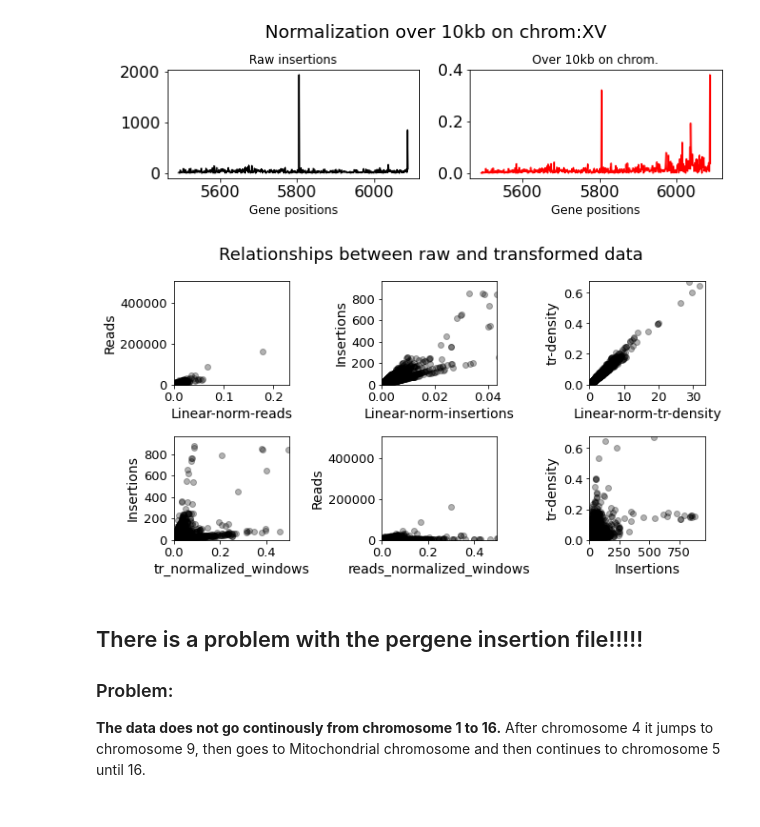
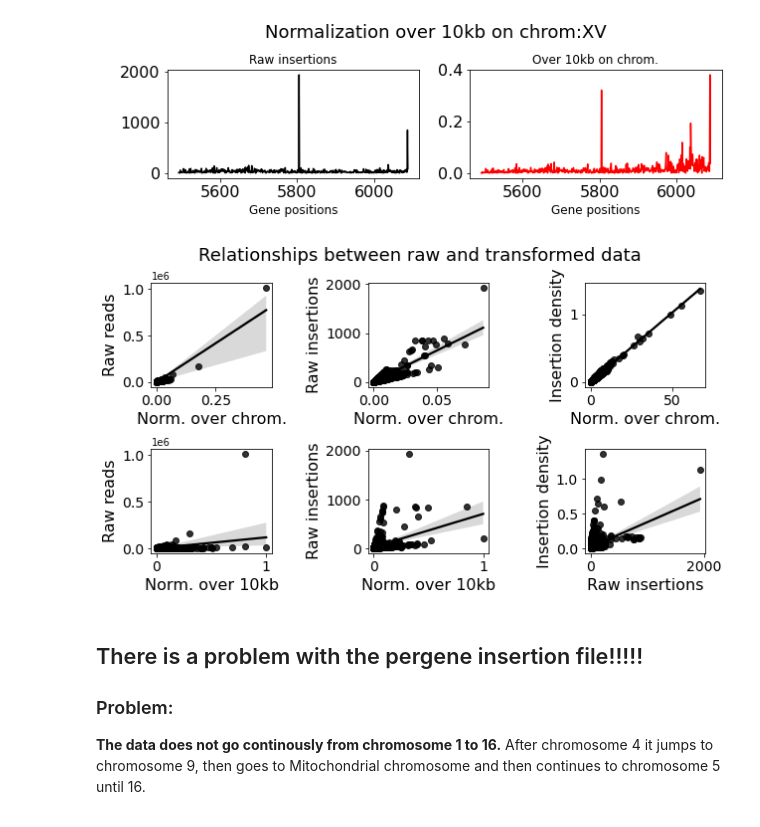
Before and after one commit to SATAY-LL/comparative-analysis-among-strains, a Jupyter notebook: src/normalization_procedures_satay_data.ipynb, the cells around one changed output. Cells and saved outputs as stored; diff of their text form; code cells hidden in the pictures.

Commit message:
correcting figures

```diff
--- a/src/normalization_procedures_satay_data.ipynb
+++ b/src/normalization_procedures_satay_data.ipynb
@@ -154,6 +154,8 @@ windows_size=10000):
 
         data_without_index.loc[index_gene,"tr_normalized_windows"]=data_without_index.loc[index_gene,"Insertions"]/total_insertions
         data_without_index.loc[index_gene,"reads_normalized_windows"]=data_without_index.loc[index_gene,"Reads"]/total_reads
+        data_without_index.loc[index_gene,"insertions_over_windows"]=total_insertions
+        data_without_index.loc[index_gene,"reads_over_windows"]=total_reads
 
     return data_without_index,reads_per_chrom,insertions_per_chrom
 # %%
@@ -555,40 +564,49 @@ linear_transformations_plots_per_chrom(data_norm_pd,"wt_merged","plot-genome-ins
 # %%
 fig, ax = plt.subplots(nrows=2, ncols=3, figsize=(10,5))
 
-plt.subplots_adjust(wspace=0.8)
-plt.subplots_adjust(hspace=0.5)
+plt.subplots_adjust(wspace=0.8,hspace=0.6)
+
 
 data=data_norm_pd.loc["wt_merged"]
 data=data[~data.isin([np.nan, np.inf, -np.inf]).any(1)]
 
 values=["Linear-norm-reads","Reads","Linear-norm-insertions","Insertions",
-"Linear-norm-tr-density","tr-density","tr_normalized_windows","Insertions",
-"reads_normalized_windows","Reads","Insertions","tr-density"]
+"Linear-norm-tr-density","tr-density","reads_normalized_windows","Reads",
+"tr_normalized_windows","Insertions","Insertions","tr-density"]
+
+labels=["Norm. over chrom.","Raw reads","Norm. over chrom.","Raw insertions",
+"Norm. over chrom.","Insertion density","Norm. over 10kb","Raw reads",
+"Norm. over 10kb","Raw insertions","Raw insertions","Insertion density"]
 
 fig.suptitle("Relationships between raw and transformed data",fontsize=18)
 
 j=0
 for i in np.arange(0,6):
-    plt.subplot(2,3,i+1)
+    #plt.subplot(2,3,i+1)
     x=data.loc[:,values[j]]
     y=data.loc[:,values[j+1]]
-    plt.scatter(x,y,color="black",alpha=0.3)
+    sns.regplot(x=x,y=y,ax=ax[i//3,i%3],color="black",seed=1,ci=95,order=1)
+    # plt.scatter(x,y,color="black",alpha=0.3)
 
-    plt.xlabel(values[j],fontsize=14)
-    plt.ylabel(values[j+1],fontsize=14)
-    #plt.xscale("log")
-    #plt.yscale("log")
-    plt.ylim(0,np.max(y)/2)
-    plt.xlim(0,np.max(x)/2)
-    plt.yticks(fontsize=13)
-    plt.xticks(fontsize=13)
+    ax[i//3,i%3].set_xlabel(labels[j],fontsize=16)
+    ax[i//3,i%3].set_ylabel(labels[j+1],fontsize=16)
+    # # #plt.xscale("log")
+    # # #plt.yscale("log")
+    # # plt.ylim(0,np.max(y)/2)
+    # # plt.xlim(0,np.max(x)/2)
+    # plt.yticks(fontsize=14)
+    # plt.xticks(fontsize=14)
     j=j+2
+
+for axes in ax.flatten():
+    axes.tick_params(axis='x', labelsize=14)
+    axes.tick_params(axis='y', labelsize=14)
 
 
 fig.savefig("../figures/figures_thesis_chapter_2/linear_relationships-data.png",bbox_inches="tight",dpi=400)
 #ax[1,2].set_axis_off()
 # %% [output]
-[figure, old version]
+[figure, new version]
 # %% [markdown]
 ## There is a problem with the pergene insertion file!!!!!
 
```
Also changed, not shown: parts of 2 cells of this notebook, 1 other file.
